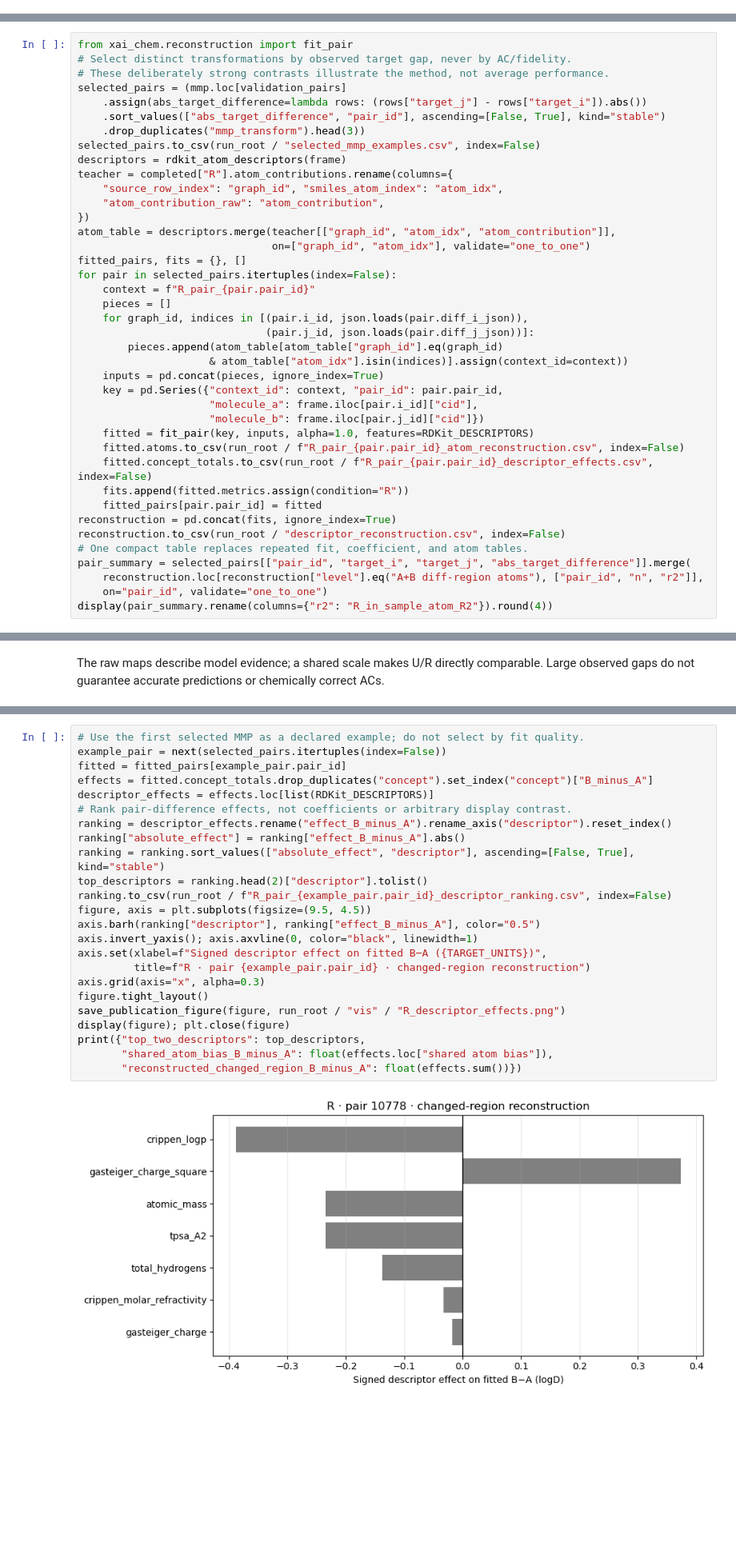
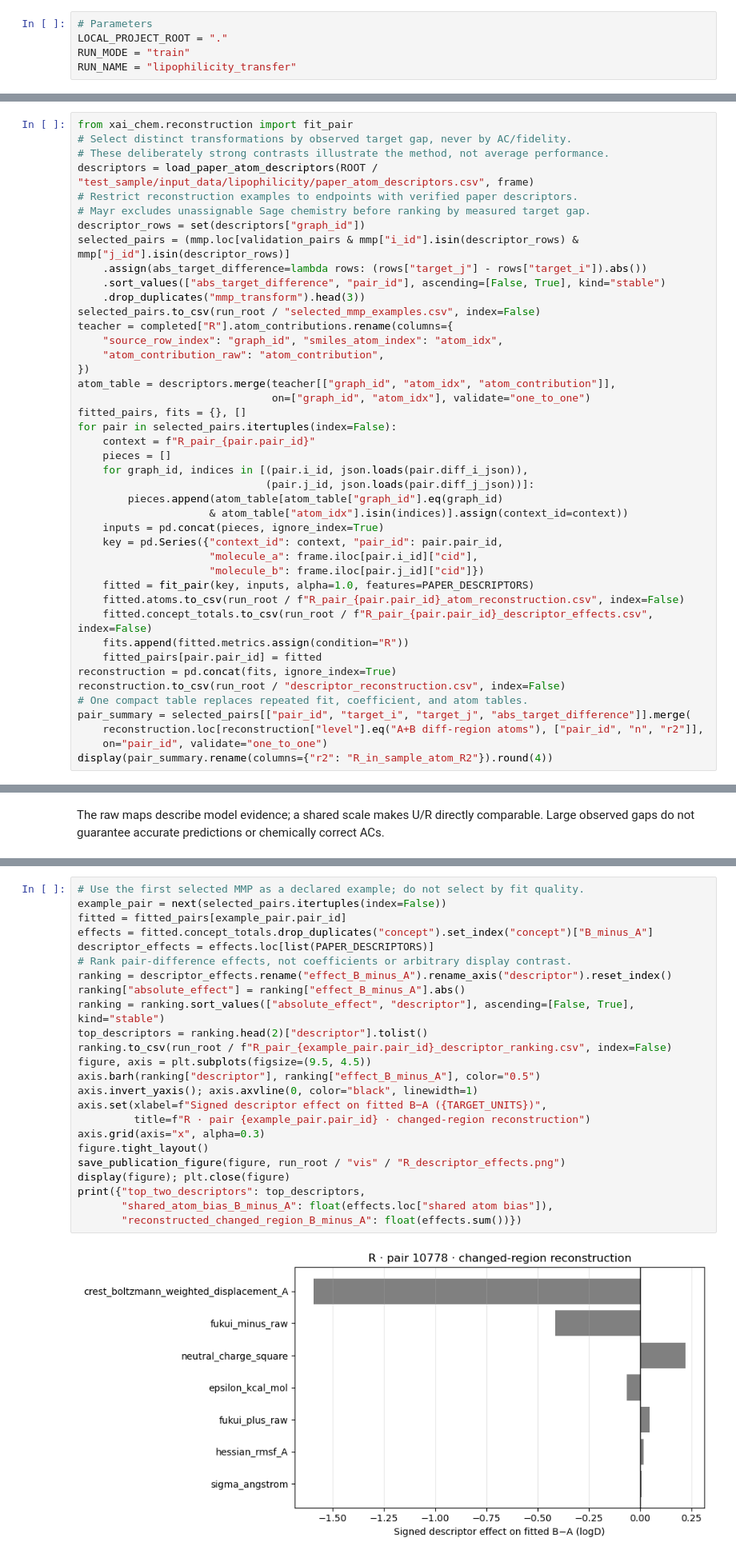
Before and after one commit to yu-tateyan-15/XAI-Chem-SPIRE, a Jupyter notebook: test_sample/lipophilicity.ipynb, the cells around one changed output, grey strips where cells are left out. Shown at 80% size. Drawn from its saved outputs; the diff is of its cells as text; blank space fills up the shorter version.

Commit message:
Use paper descriptors and reproducible executed examples

```diff
--- a/test_sample/lipophilicity.ipynb
+++ b/test_sample/lipophilicity.ipynb
@@ -29,3 +25,8 @@ LOCAL_PROJECT_ROOT = "."
+# %%
+# Parameters
+LOCAL_PROJECT_ROOT = "."
+RUN_MODE = "train"
+RUN_NAME = "lipophilicity_transfer"
 # %% [markdown]
 ## 1. Runtime and public API
 # %%
@@ -325,12 +337,15 @@ seven RDKit descriptors and Ridge alpha=1 to R changed-region ACs only.
 from xai_chem.reconstruction import fit_pair
 # Select distinct transformations by observed target gap, never by AC/fidelity.
 # These deliberately strong contrasts illustrate the method, not average performance.
-selected_pairs = (mmp.loc[validation_pairs]
+descriptors = load_paper_atom_descriptors(ROOT / "test_sample/input_data/lipophilicity/paper_atom_descriptors.csv", frame)
+# Restrict reconstruction examples to endpoints with verified paper descriptors.
+# Mayr excludes unassignable Sage chemistry before ranking by measured target gap.
+descriptor_rows = set(descriptors["graph_id"])
+selected_pairs = (mmp.loc[validation_pairs & mmp["i_id"].isin(descriptor_rows) & mmp["j_id"].isin(descriptor_rows)]
     .assign(abs_target_difference=lambda rows: (rows["target_j"] - rows["target_i"]).abs())
     .sort_values(["abs_target_difference", "pair_id"], ascending=[False, True], kind="stable")
     .drop_duplicates("mmp_transform").head(3))
 selected_pairs.to_csv(run_root / "selected_mmp_examples.csv", index=False)
-descriptors = rdkit_atom_descriptors(frame)
 teacher = completed["R"].atom_contributions.rename(columns={
     "source_row_index": "graph_id", "smiles_atom_index": "atom_idx",
     "atom_contribution_raw": "atom_contribution",
@@ -349,7 +364,7 @@ for pair in selected_pairs.itertuples(index=False):
     key = pd.Series({"context_id": context, "pair_id": pair.pair_id,
                      "molecule_a": frame.iloc[pair.i_id]["cid"],
                      "molecule_b": frame.iloc[pair.j_id]["cid"]})
-    fitted = fit_pair(key, inputs, alpha=1.0, features=RDKit_DESCRIPTORS)
+    fitted = fit_pair(key, inputs, alpha=1.0, features=PAPER_DESCRIPTORS)
     fitted.atoms.to_csv(run_root / f"R_pair_{pair.pair_id}_atom_reconstruction.csv", index=False)
     fitted.concept_totals.to_csv(run_root / f"R_pair_{pair.pair_id}_descriptor_effects.csv", index=False)
     fits.append(fitted.metrics.assign(condition="R"))
@@ -466,26 +481,26 @@ The first selected pair is used without inspecting fidelity. Rank descriptors by
 # %%
 # Use the first selected MMP as a declared example; do not select by fit quality.
 example_pair = next(selected_pairs.itertuples(index=False))
 fitted = fitted_pairs[example_pair.pair_id]
 effects = fitted.concept_totals.drop_duplicates("concept").set_index("concept")["B_minus_A"]
-descriptor_effects = effects.loc[list(RDKit_DESCRIPTORS)]
+descriptor_effects = effects.loc[list(PAPER_DESCRIPTORS)]
 # Rank pair-difference effects, not coefficients or arbitrary display contrast.
 ranking = descriptor_effects.rename("effect_B_minus_A").rename_axis("descriptor").reset_index()
 ranking["absolute_effect"] = ranking["effect_B_minus_A"].abs()
 ranking = ranking.sort_values(["absolute_effect", "descriptor"], ascending=[False, True], kind="stable")
 top_descriptors = ranking.head(2)["descriptor"].tolist()
 ranking.to_csv(run_root / f"R_pair_{example_pair.pair_id}_descriptor_ranking.csv", index=False)
 figure, axis = plt.subplots(figsize=(9.5, 4.5))
 axis.barh(ranking["descriptor"], ranking["effect_B_minus_A"], color="0.5")
 axis.invert_yaxis(); axis.axvline(0, color="black", linewidth=1)
 axis.set(xlabel=f"Signed descriptor effect on fitted B−A ({TARGET_UNITS})",
          title=f"R · pair {example_pair.pair_id} · changed-region reconstruction")
 axis.grid(axis="x", alpha=0.3)
 figure.tight_layout()
 save_publication_figure(figure, run_root / "vis" / "R_descriptor_effects.png")
 display(figure); plt.close(figure)
 print({"top_two_descriptors": top_descriptors,
        "shared_atom_bias_B_minus_A": float(effects.loc["shared atom bias"]),
        "reconstructed_changed_region_B_minus_A": float(effects.sum())})
 # %% [output]
-[figure, old version]
+[figure, new version]
```
Also changed, not shown: parts of 16 cells of this notebook, 14 other files.
